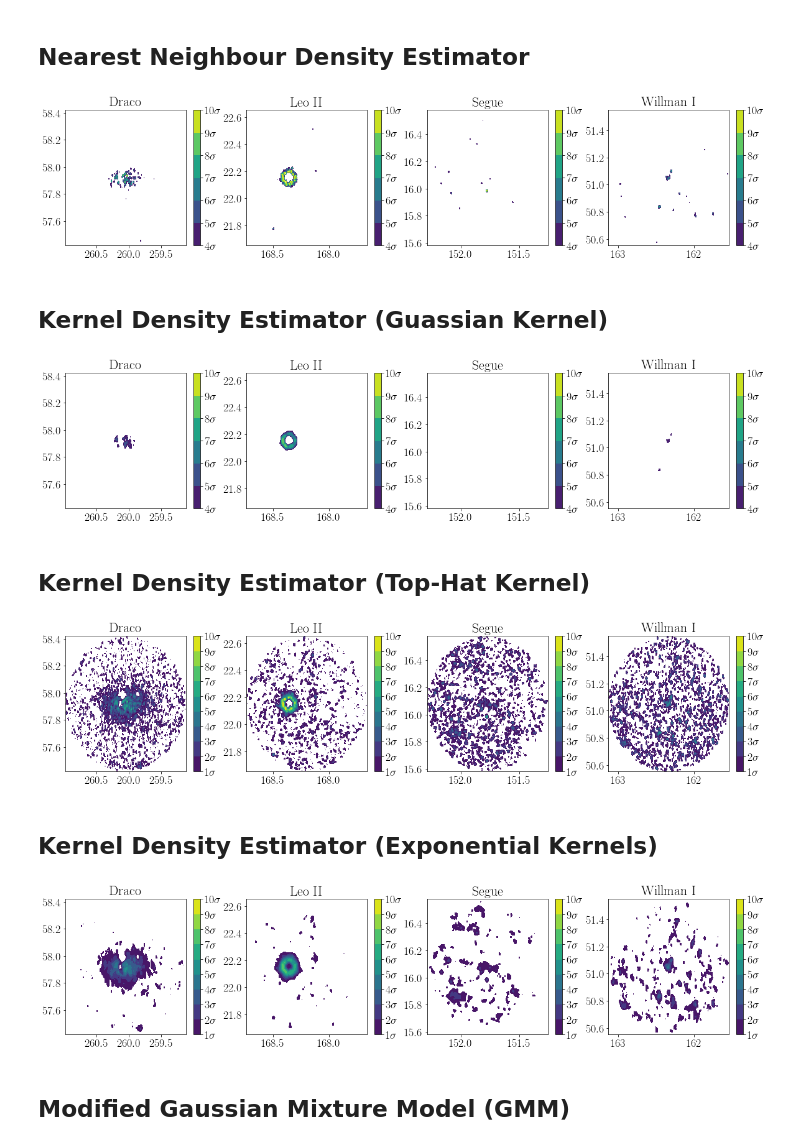
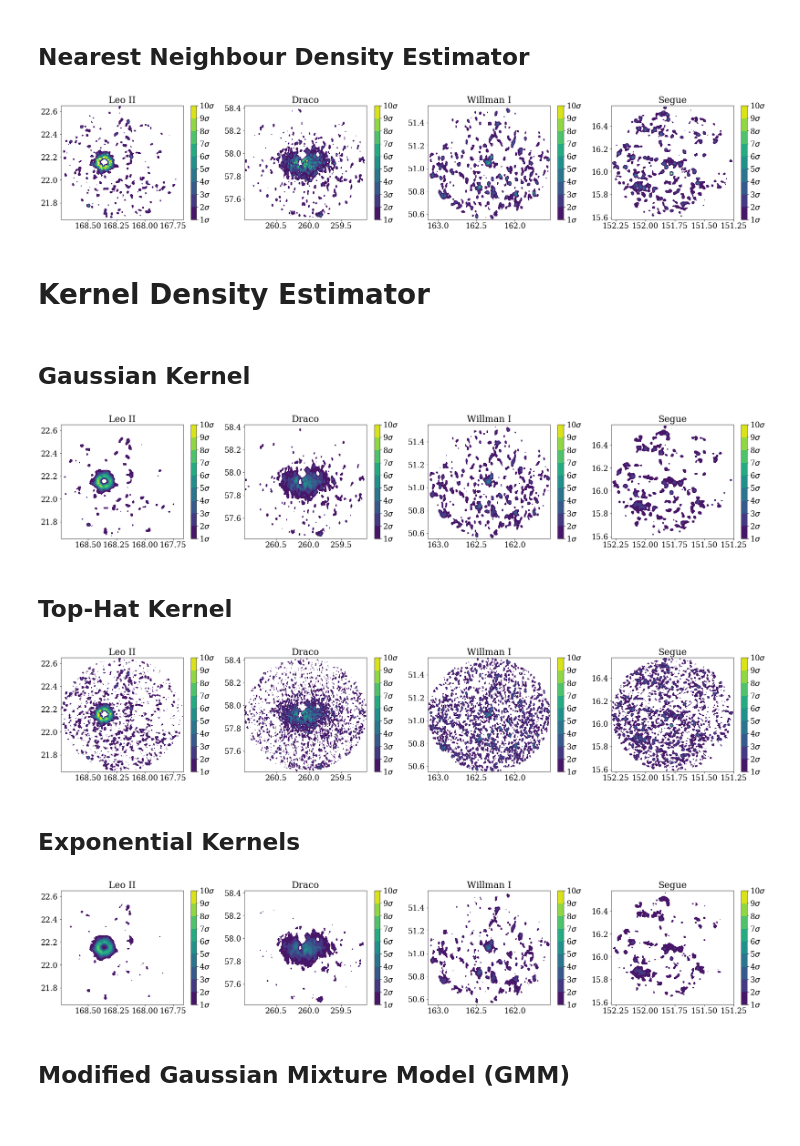
Before and after one commit to jkadowaki/ASTR502_project, a Jupyter notebook: Presentation/DwarfGalaxies.ipynb, the cells around one changed output. Saved outputs shown, nothing was run; the diff lists cells and outputs as text; code cells hidden in the pictures.

Commit message:
Estimators applied on simulated data

```diff
--- a/Presentation/DwarfGalaxies.ipynb
+++ b/Presentation/DwarfGalaxies.ipynb
@@ -72,9 +83,8 @@ def read_data(data):
     dec = t['dec']
     return ra, dec
 # %%
-sdss_data = ['draco.fits', 'leo2.fits', 'segue.fits', 'willman1.fits']
-gal_name = ['Draco', 'Leo II', 'Segue', 'Willman I' ]
-mock_data = ['test_field.fits', 'test_field1.fits']
+sdss_data = ['leo2.fits', 'draco.fits', 'willman1.fits', 'segue.fits']
+gal_name = ['Leo II', 'Draco', 'Willman I', 'Segue' ]
 # %%
 plt.figure(figsize = (20, 4))
 k=0
@@ -83,7 +93,7 @@ for name in sdss_data:
     plt.subplot2grid((1,4), (0,k))
     plt.title(gal_name[k])
 
-    plt.scatter(ra, dec, c = 'k', s = 0.5)
+    plt.scatter(ra, dec, c = 'k', s = 0.4)
     plt.gca().invert_xaxis()
 
     k+=1
@@ -126,21 +178,21 @@ def overdensities(dens, sigma_min, sigma_max, xmin=0, xmax=1, ymin=0, ymax=1):
 # %%
-plt.figure(figsize = (20, 4))
+plt.figure(figsize = (30, 5))
 k=0
 for name in sdss_data:
     ra, dec = read_data('../data/sdss_fields/'+name)
-    dens_field_NN = density_functions.NN_bayesian_density(ra, dec, 20, 500)
+    dens_field_NN = NN_bayesian_density(ra, dec, 20, 500)
 
-    X_NN, Y_NN, overdens_NN, colorbar_NN = overdensities(dens_field_NN, 4, 10, xmin=min(ra), xmax=max(ra), ymin=min(dec), ymax=max(dec))
+    X_NN, Y_NN, overdens_NN, colorbar_NN = overdensities(dens_field_NN, 1, 10, xmin=min(ra), xmax=max(ra), ymin=min(dec), ymax=max(dec))
     plt.subplot2grid((1,4), (0, k))
     plt.title(gal_name[k])
     plt.contourf(X_NN, Y_NN, dens_field_NN, overdens_NN)
     cbar = plt.colorbar()
     cbar.ax.set_yticks(np.arange(0, len(colorbar_NN)+1, 1))
     cbar.ax.set_yticklabels(colorbar_NN)
     plt.gca().invert_xaxis()
 
     k+=1
 # %% [output]
-[figure, old version]
+[figure, new version]
 # %% [markdown]
-## Kernel Density Estimator (Guassian Kernel)
+# Kernel Density Estimator
@@ -147,11 +239,13 @@ for name in sdss_data:
+# %% [markdown]
+## Gaussian Kernel
 # %%
-plt.figure(figsize = (20, 4))
+plt.figure(figsize = (30, 5))
 k=0
 for name in sdss_data:
     ra, dec = read_data('../data/sdss_fields/'+name)
-    dens_field_KDE_gaussian = density_functions.KDE(ra,dec, kernel = 'gaussian')
+    dens_field_KDE_gaussian = KDE(ra,dec, kernel = 'gaussian')
 
-    X_KDE_gaussian, Y_KDE_gaussian, overdens_KDE_gaussian, colorbar_KDE_gauss = overdensities(dens_field_KDE_gaussian, 4, 10, xmin=min(ra), xmax=max(ra), ymin=min(dec), ymax=max(dec))
+    X_KDE_gaussian, Y_KDE_gaussian, overdens_KDE_gaussian, colorbar_KDE_gauss = overdensities(dens_field_KDE_gaussian, 1, 10, xmin=min(ra), xmax=max(ra), ymin=min(dec), ymax=max(dec))
     plt.subplot2grid((1,4), (0, k))
     plt.title(gal_name[k])
     plt.contourf(X_KDE_gaussian, Y_KDE_gaussian, dens_field_KDE_gaussian, overdens_KDE_gaussian)
@@ -162,15 +256,15 @@ for name in sdss_data:
 
     k+=1
 # %% [output]
-[figure, old version]
+[figure, new version]
 # %% [markdown]
-## Kernel Density Estimator (Top-Hat Kernel)
+## Top-Hat Kernel
 # %%
-plt.figure(figsize = (20, 4))
+plt.figure(figsize = (30, 5))
 k=0
 for name in sdss_data:
     ra, dec = read_data('../data/sdss_fields/'+name)
-    dens_field_KDE_th = density_functions.KDE(ra,dec, kernel = 'tophat')
+    dens_field_KDE_th = KDE(ra,dec, kernel = 'tophat')
 
     X_KDE_th, Y_KDE_th, overdens_KDE_th, colorbar_KDE_th = overdensities(dens_field_KDE_th, 1, 10, xmin=min(ra), xmax=max(ra), ymin=min(dec), ymax=max(dec))
     plt.subplot2grid((1,4), (0, k))
@@ -183,15 +277,15 @@ for name in sdss_data:
 
     k+=1
 # %% [output]
-[figure, old version]
+[figure, new version]
 # %% [markdown]
-## Kernel Density Estimator (Exponential Kernels)
+## Exponential Kernels
 # %%
-plt.figure(figsize = (20, 4))
+plt.figure(figsize = (30, 5))
 k=0
 for name in sdss_data:
     ra, dec = read_data('../data/sdss_fields/'+name)
-    dens_field_KDE_exponential = density_functions.KDE(ra,dec, kernel = 'exponential')
+    dens_field_KDE_exponential = KDE(ra,dec, kernel = 'exponential')
 
     X_KDE_exp, Y_KDE_exp, overdens_KDE_exp, colorbar_KDE_exp = overdensities(dens_field_KDE_exponential, 1, 10, xmin=min(ra), xmax=max(ra), ymin=min(dec), ymax=max(dec))
     plt.subplot2grid((1,4), (0, k))
@@ -205,7 +299,7 @@ for name in sdss_data:
 
     k+=1
 # %% [output]
-[figure, old version]
+[figure, new version]
 # %% [markdown]
 ## Modified Gaussian Mixture Model (GMM)
 # %% [markdown]
```
Also changed, not shown: parts of 13 cells of this notebook.
